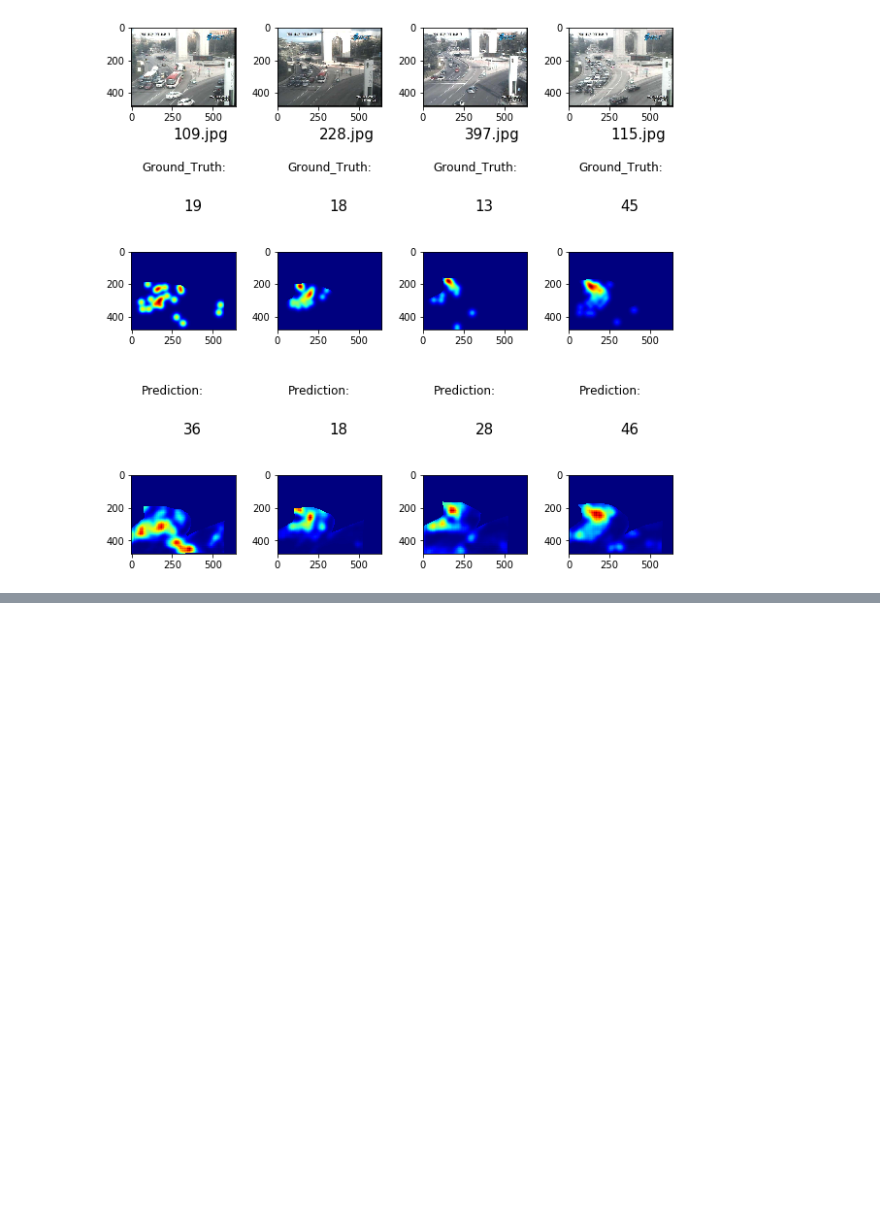
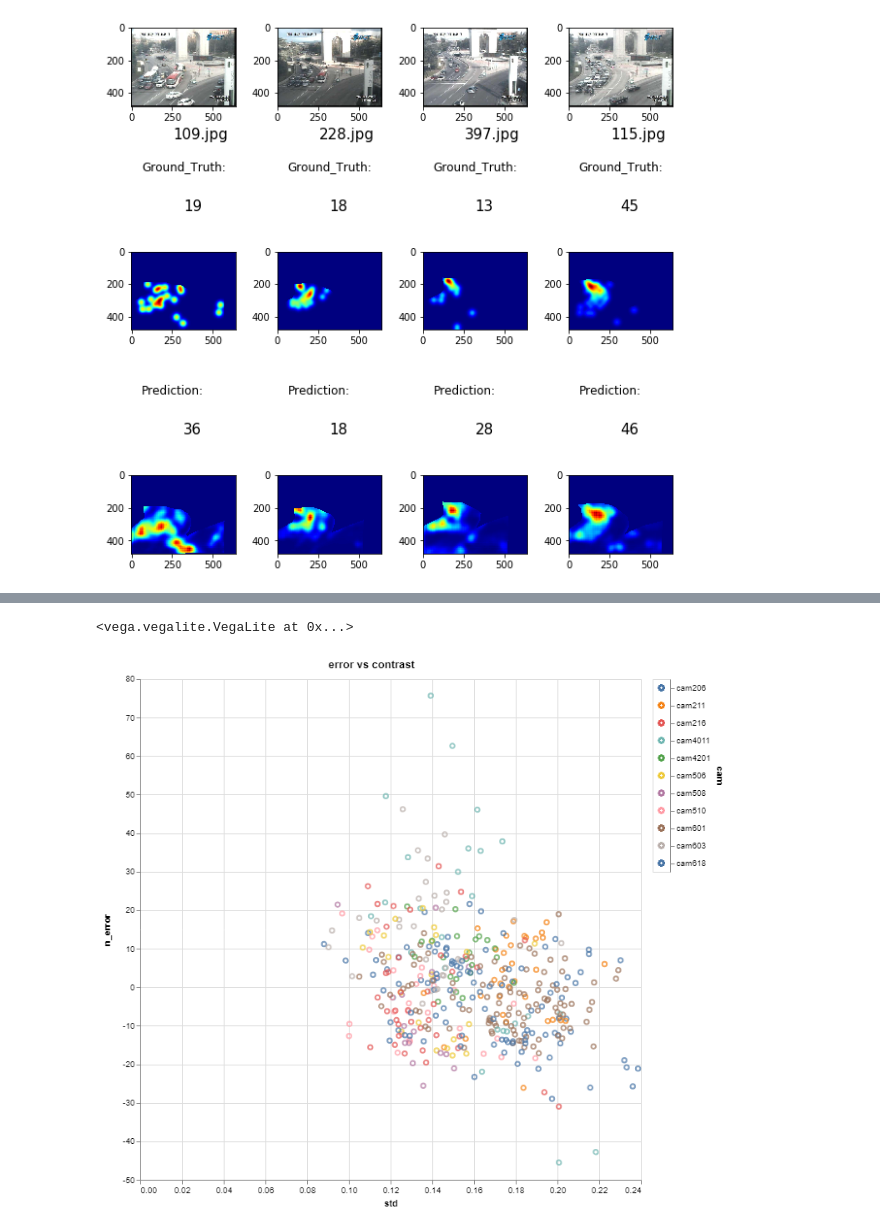
Before and after one commit to jorgealcubilla/TFM_DataScience, a Jupyter notebook: iii_model_test.ipynb, the cells around one changed output, grey strips where cells are left out. Saved outputs shown, nothing was run; the diff lists cells and outputs as text; code cells hidden in the pictures; blank space fills up the shorter version.

```diff
--- a/iii_model_test.ipynb
+++ b/iii_model_test.ipynb
@@ -1547,0 +1566,10 @@ for i in range(2):
+# %%
+cam4011_df = pd.DataFrame(columns=['img', 'std', 'mean', 'contrast'])
+
+for i,img in enumerate(img_4011cam):
+    im = skimage.img_as_float(skimage.io.imread(img)).astype(np.float32).flatten()
+    im_std = im.std()
+    im_mean = im.mean()
+    img = str(img[-12:-4])
+    contrast = im_std/im_mean
+    cam4011_df.loc[i] = [img, im_std, im_mean, contrast]
@@ -1547,0 +1605,7 @@ for i in range(2):
+# %%
+test_w_dist2_cam_contrast = pd.merge(test_w_dist2_cam, contrast_df)
+test_w_dist2_cam_contrast['n_error'] = test_w_dist2_cam_contrast['ntrue']-test_w_dist2_cam_contrast['npred']
+#test_w_dist2_cam_contrast['log_error'] = test_w_dist2_cam_contrast['error'].apply(lambda x: math.log(x))
+#test_w_dist2_cam_contrast['log_std'] = test_w_dist2_cam_contrast['std'].apply(lambda x: math.log(x))
+#test_cam4011 = test_w_dist2_cam_contrast[test_w_dist2_cam_contrast['cam']=='cam4011'].sort_values('img')
+test_w_dist2_cam_contrast
@@ -1547,0 +1631,30 @@ for i in range(2):
+# %%
+data_frame = test_w_dist2_cam_contrast
+
+selection = alt.selection_multi(fields=['cam'])
+color = alt.condition(selection,
+                      alt.Color('cam:N', legend=None),
+                      alt.value('lightgray'))
+
+scatter = alt.Chart(data_frame).mark_point().encode(
+    x='std:Q',
+    y='n_error:Q',
+    color=color,
+    tooltip='img:N'
+).properties(
+    title='error vs contrast',
+    width=600,
+    height=600
+)
+
+legend = alt.Chart(data_frame).mark_point().encode(
+    y=alt.Y('cam:N', axis=alt.Axis(orient='right')),
+    color=color
+).add_selection(
+    selection
+)
+
+scatter | legend
+# %% [output]
+<vega.vegalite.VegaLite at 0x...>
+[figure, added]
```
Also changed, not shown: parts of 29 cells of this notebook.
